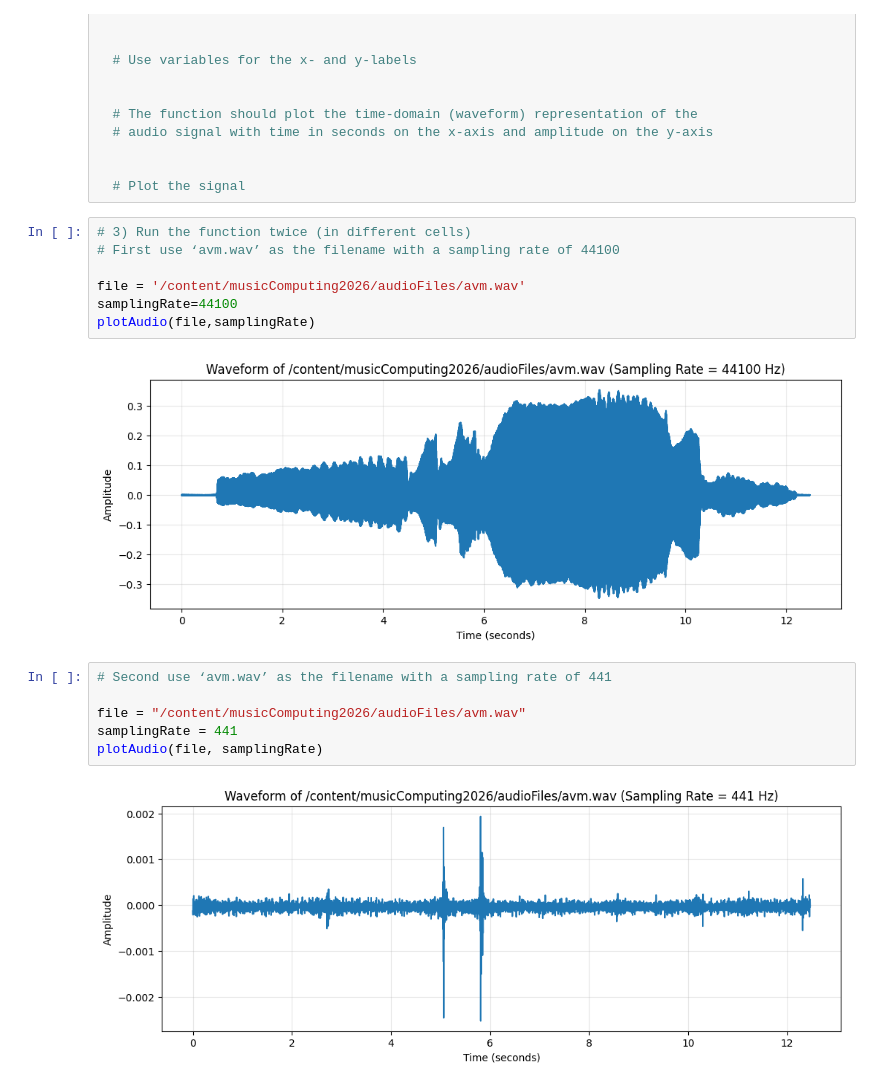
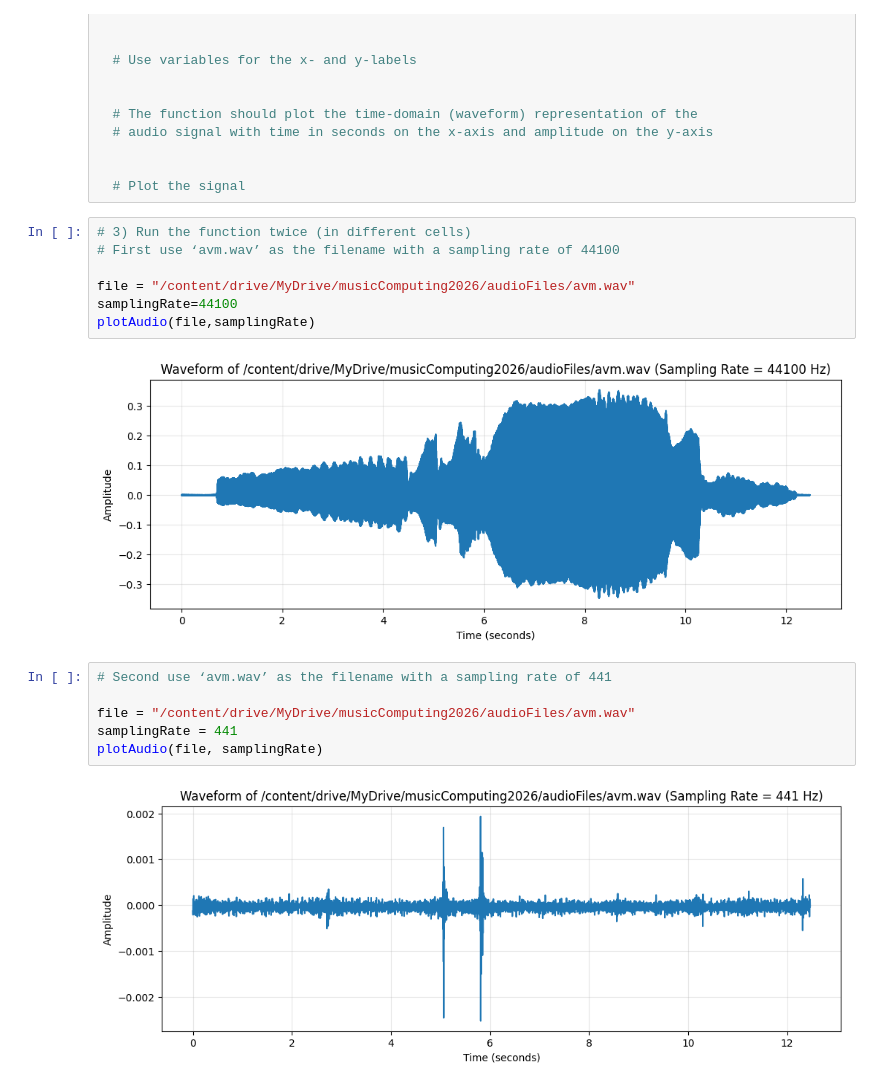
Before and after one commit to christian8184/MUSC-3264, a Jupyter notebook: labAssignment1.ipynb, the cells around one changed output. Saved outputs shown, nothing was run; the diff lists cells and outputs as text.

```diff
--- a/labAssignment1.ipynb
+++ b/labAssignment1.ipynb
@@ -52,17 +54,17 @@ def plotAudio(file, samplingRate):
 # %%
 # 3) Run the function twice (in different cells)
 # First use ‘avm.wav’ as the filename with a sampling rate of 44100
 
-file = '/content/musicComputing2026/audioFiles/avm.wav'
+file = "/content/drive/MyDrive/musicComputing2026/audioFiles/avm.wav"
 samplingRate=44100
 plotAudio(file,samplingRate)
 # %% [output]
-[figure, old version]
+[figure, new version]
 # %%
 # Second use ‘avm.wav’ as the filename with a sampling rate of 441
 
-file = "/content/musicComputing2026/audioFiles/avm.wav"
+file = "/content/drive/MyDrive/musicComputing2026/audioFiles/avm.wav"
 samplingRate = 441
 plotAudio(file, samplingRate)
 # %% [output]
-[figure, old version]
+[figure, new version]
```
Also changed, not shown: parts of 1 cell of this notebook.
